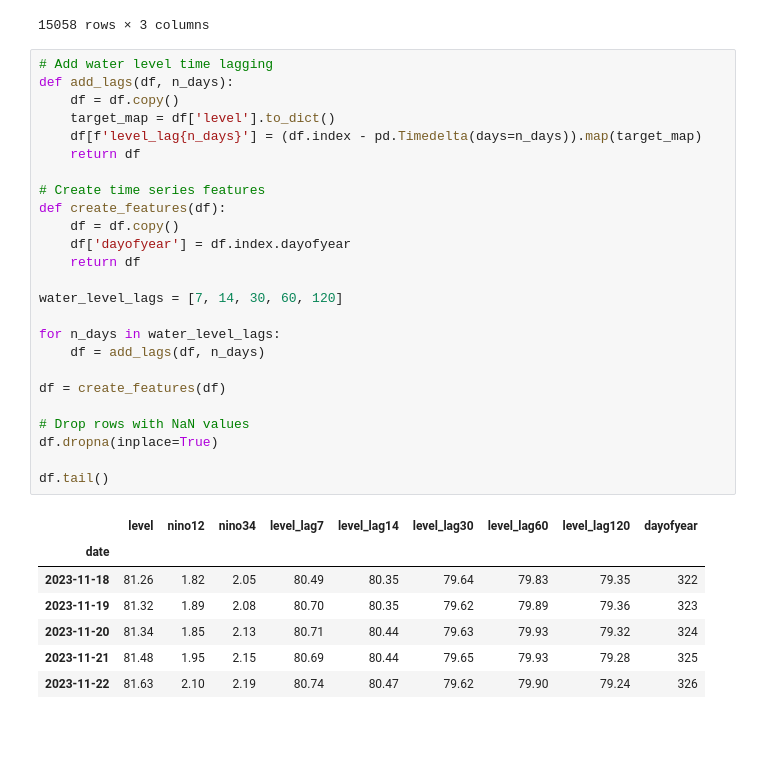
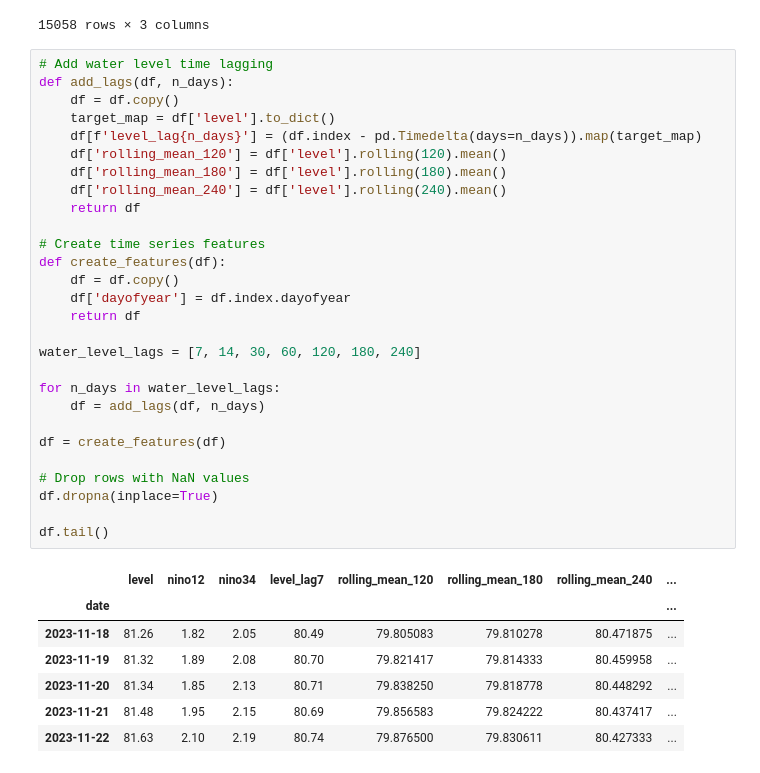
Before and after one commit to frontogenesis/metpy, a Jupyter notebook: experimental/Gatun.ipynb, the cells around one changed output. Drawn from its saved outputs; the diff is of its cells as text; blank space fills up the shorter version.

```diff
--- a/experimental/Gatun.ipynb
+++ b/experimental/Gatun.ipynb
@@ -101,33 +101,36 @@ df
 # %%
 # Add water level time lagging
 def add_lags(df, n_days):
     df = df.copy()
     target_map = df['level'].to_dict()
     df[f'level_lag{n_days}'] = (df.index - pd.Timedelta(days=n_days)).map(target_map)
+    df['rolling_mean_120'] = df['level'].rolling(120).mean()
+    df['rolling_mean_180'] = df['level'].rolling(180).mean()
+    df['rolling_mean_240'] = df['level'].rolling(240).mean()
     return df
 
 # Create time series features
 def create_features(df):
     df = df.copy()
     df['dayofyear'] = df.index.dayofyear
     return df
 
-water_level_lags = [7, 14, 30, 60, 120]
+water_level_lags = [7, 14, 30, 60, 120, 180, 240]
 
 for n_days in water_level_lags:
     df = add_lags(df, n_days)
 
 df = create_features(df)
 
 # Drop rows with NaN values
 df.dropna(inplace=True)
 
 df.tail()
 # %% [output]
-|  | level | nino12 | nino34 | level_lag7 | level_lag14 | level_lag30 | level_lag60 | level_lag120 | dayofyear |
-| date |  |  |  |  |  |  |  |  |  |
-| 2023-11-18 | 81.26 | 1.82 | 2.05 | 80.49 | 80.35 | 79.64 | 79.83 | 79.35 | 322 |
-| 2023-11-19 | 81.32 | 1.89 | 2.08 | 80.70 | 80.35 | 79.62 | 79.89 | 79.36 | 323 |
-| 2023-11-20 | 81.34 | 1.85 | 2.13 | 80.71 | 80.44 | 79.63 | 79.93 | 79.32 | 324 |
-| 2023-11-21 | 81.48 | 1.95 | 2.15 | 80.69 | 80.44 | 79.65 | 79.93 | 79.28 | 325 |
-| 2023-11-22 | 81.63 | 2.10 | 2.19 | 80.74 | 80.47 | 79.62 | 79.90 | 79.24 | 326 |
+|  | level | nino12 | nino34 | level_lag7 | rolling_mean_120 | rolling_mean_180 | rolling_mean_240 | ... |
+| date |  |  |  |  |  |  |  | ... |
+| 2023-11-18 | 81.26 | 1.82 | 2.05 | 80.49 | 79.805083 | 79.810278 | 80.471875 | ... |
+| 2023-11-19 | 81.32 | 1.89 | 2.08 | 80.70 | 79.821417 | 79.814333 | 80.459958 | ... |
+| 2023-11-20 | 81.34 | 1.85 | 2.13 | 80.71 | 79.838250 | 79.818778 | 80.448292 | ... |
+| 2023-11-21 | 81.48 | 1.95 | 2.15 | 80.69 | 79.856583 | 79.824222 | 80.437417 | ... |
+| 2023-11-22 | 81.63 | 2.10 | 2.19 | 80.74 | 79.876500 | 79.830611 | 80.427333 | ... |
```
Also changed, not shown: parts of 23 cells of this notebook.
